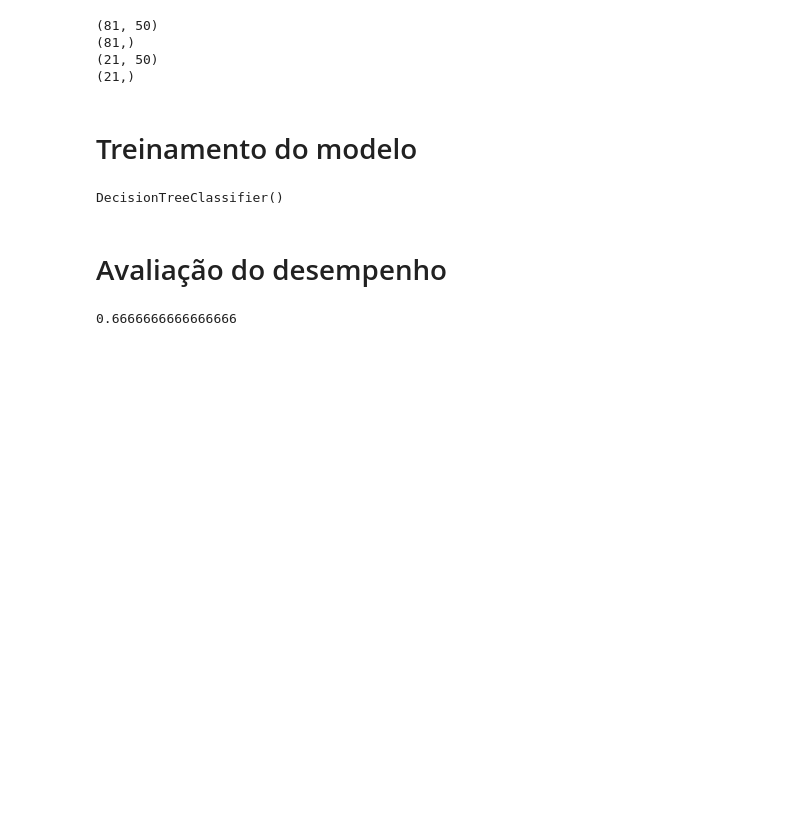
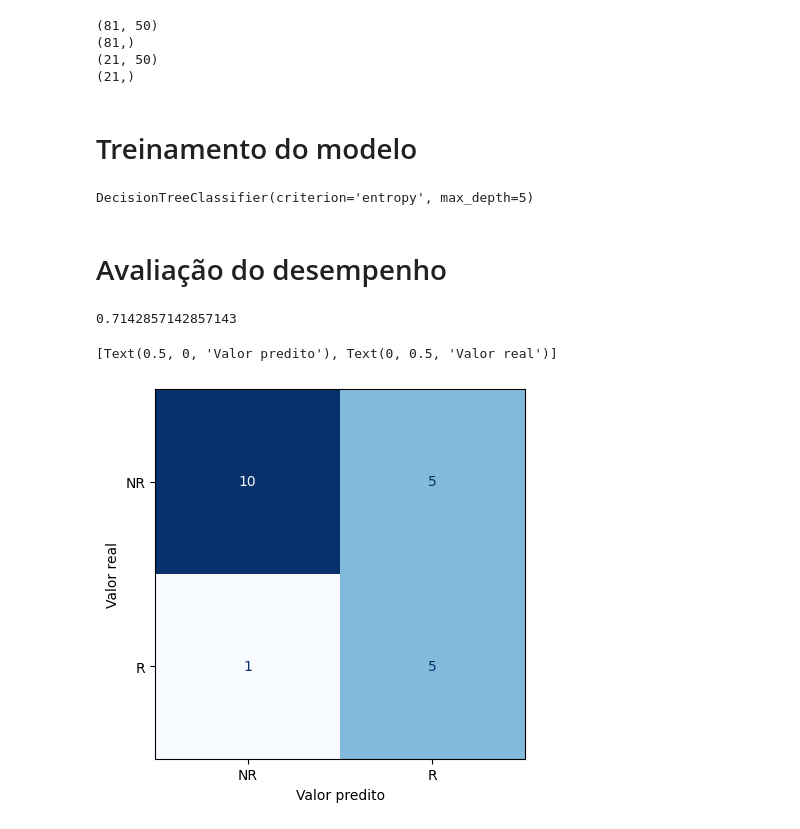
Before and after one commit to guilhermedias/tcc, a Jupyter notebook: codigo/decision-tree.ipynb, the cells around one changed output. Cells and saved outputs as stored; diff of their text form; code cells hidden in the pictures; blank space fills up the shorter version.

Commit message:
Implementa versão final do modelo

```diff
--- a/codigo/decision-tree.ipynb
+++ b/codigo/decision-tree.ipynb
@@ -172,7 +172,7 @@ measurements_pre_post_intervention
 147 rows × 50 columns
 # %%
 measurements_pre_post_intervention['ahiResponse'] = \
-    measurements_pre_post_intervention['ahiChange'] >= 10
+    measurements_pre_post_intervention['ahiChange'] >= 5
 
 measurements_pre_post_intervention
 # %% [output]
@@ -210,7 +210,7 @@ measurements_pre_post_intervention
 147 rows × 52 columns
 # %%
 measurements_pre_post_intervention['cesdResponse'] = \
-    measurements_pre_post_intervention['cesdChange'] <= -10
+    measurements_pre_post_intervention['cesdChange'] <= -5
 
 measurements_pre_post_intervention
 # %% [output]
@@ -361,6 +361,6 @@ predicting_variables
 | 287 | 1 | 43 | 4 | 2 | 2 | 3 | 1 | 3 | 4 | 1 | ... | ... |
 102 rows × 50 columns
 # %%
-outcome_variable = data['ahiResponse']
+outcome_variable = data['cesdResponse']
 outcome_variable
 # %% [output]
@@ -395,11 +399,11 @@ print(test_y.shape)
 # %%
 from sklearn.tree import DecisionTreeClassifier # type: ignore
 # %%
-model = DecisionTreeClassifier()
+model = DecisionTreeClassifier(criterion='entropy', max_depth=5)
 
 model.fit(train_x, train_y)
 # %% [output]
-DecisionTreeClassifier()
+DecisionTreeClassifier(criterion='entropy', max_depth=5)
 # %% [markdown]
 # Avaliação do desempenho
 # %%
@@ -409,4 +413,18 @@ predicted_y = model.predict(test_x)
 
 accuracy_score(test_y, predicted_y)
 # %% [output]
-0.6666666666666666
+0.7142857142857143
+# %%
+from sklearn.metrics import ConfusionMatrixDisplay
+
+confusion_matrix_display = ConfusionMatrixDisplay.from_predictions(
+    test_y,
+    predicted_y,
+    cmap='Blues',
+    colorbar=False,
+    display_labels=['NR', 'R'])
+
+confusion_matrix_display.ax_.set(xlabel='Valor predito', ylabel='Valor real')
+# %% [output]
+[Text(0.5, 0, 'Valor predito'), Text(0, 0.5, 'Valor real')]
+[figure, added]
```
Also changed, not shown: parts of 4 cells of this notebook, 3 other files.
